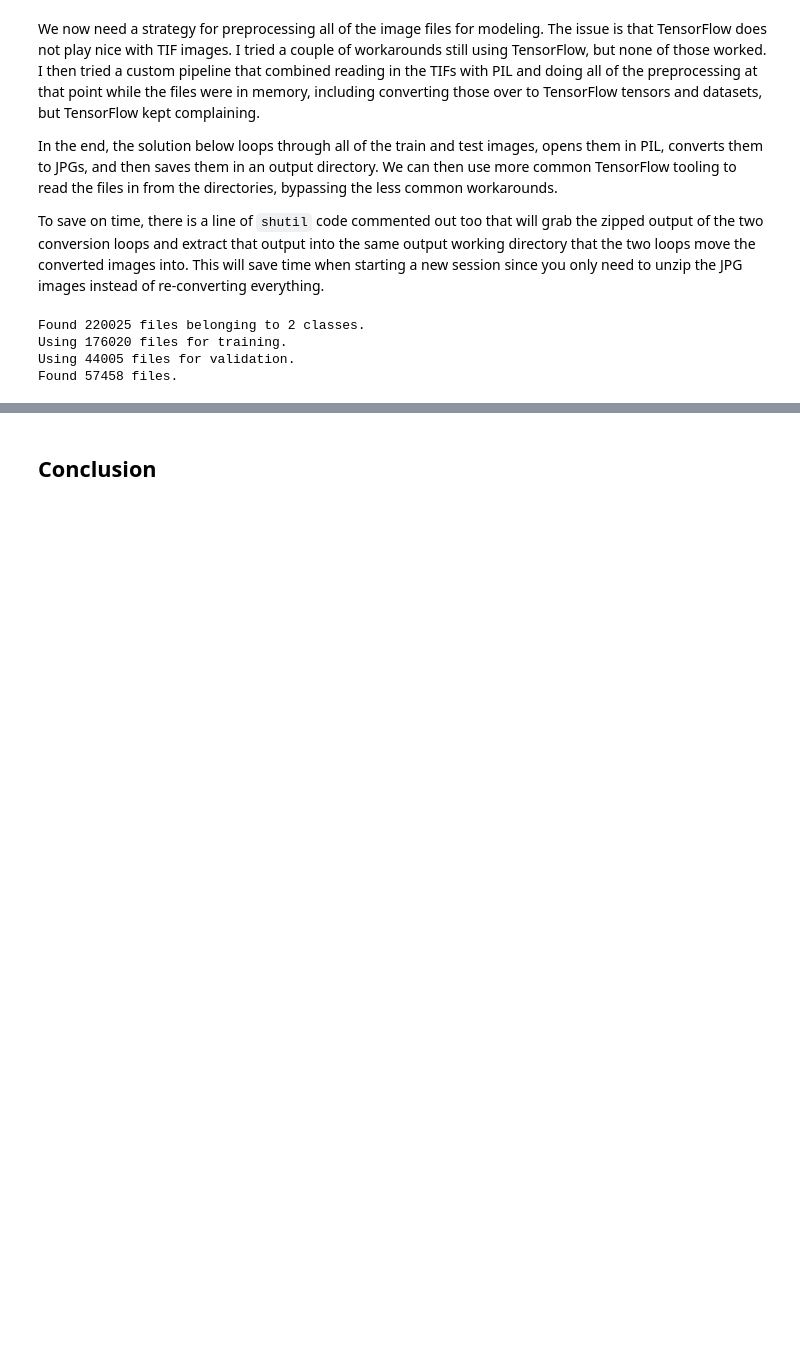
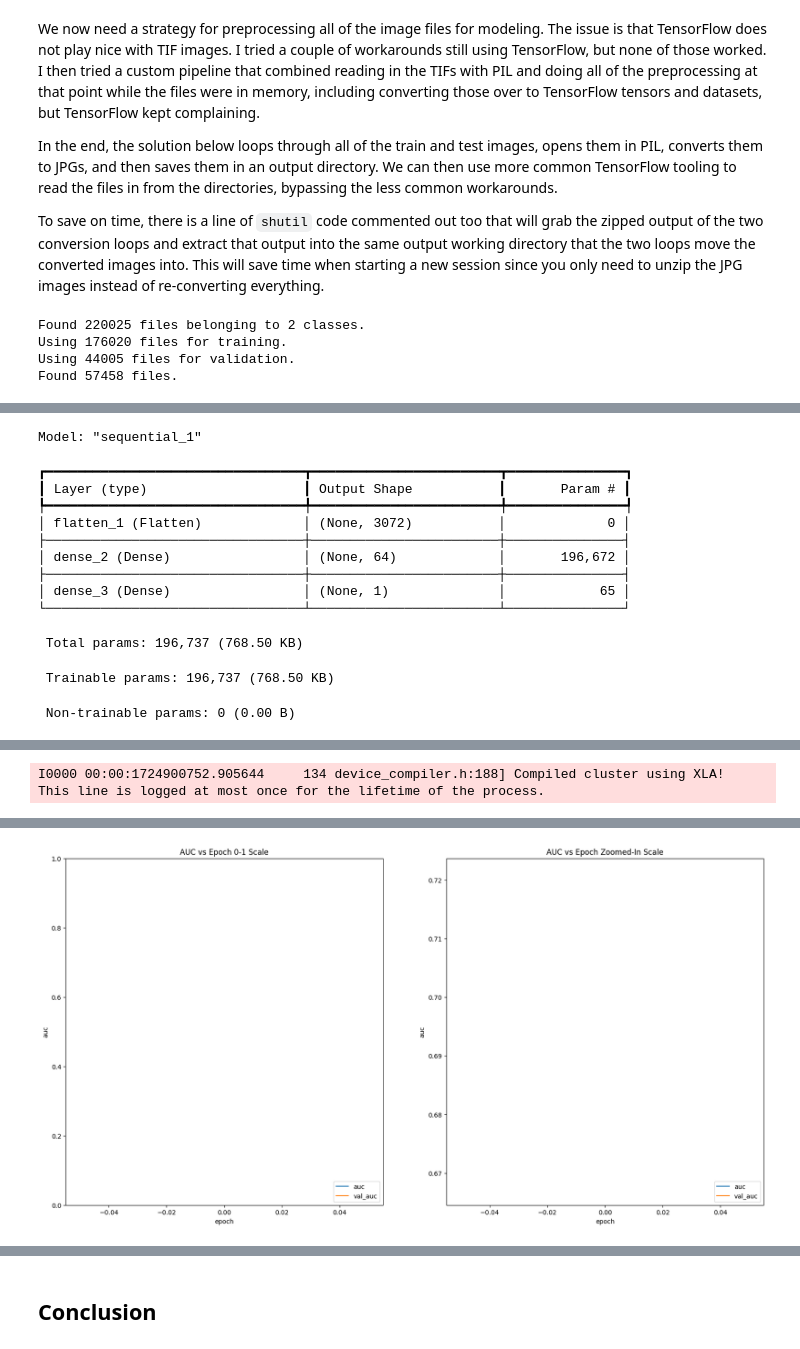
Before and after one commit to jhleakakos/cnn-cancer-detection, a Jupyter notebook: so_convolved.ipynb, the cells around one changed output, grey strips where cells are left out. Drawn from its saved outputs; the diff is of its cells as text; code cells hidden in the pictures; blank space fills up the shorter version.

Commit message:
finish more rounds of model hyperparameter testing

```diff
--- a/so_convolved.ipynb
+++ b/so_convolved.ipynb
@@ -712,0 +437,33 @@ Next, will will try more targeted hyperparameter tuning. One reminder here is th
+# %%
+epochs = 20
+optimizer = 'adam'
+loss = 'binary_crossentropy'
+metric = 'auc'
+
+# The epochs param lets us train with a consistent and higher number
+# of epochs but then pass in specific numbers for each model based
+# on what we find during hyperparameter tuning
+def gimme_models(name, model, epochs=epochs):
+    model.summary()
+
+    model.compile(
+        optimizer=optimizer
+        , loss=loss
+        , metrics=[metric]
+    )
+
+    hist = model.fit(
+        ds_train
+        , epochs=epochs
+        , validation_data=ds_val
+    )
+
+    gimme_plots(hist)
+
+    preds = model.predict(
+        ds_test
+        , verbose=2
+    )
+
+    # Gives AUC of private 0.7469 and public 0.7918
+    gimme_preds(preds, name)
@@ -712,0 +476,25 @@ Next, will will try more targeted hyperparameter tuning. One reminder here is th
+# %%
+gimme_models(
+    'model_01'
+    , models.Sequential([
+        Input((32, 32, 3))
+        , layers.Flatten()
+        , layers.Dense(64, activation='relu')
+        , layers.Dense(1, activation='sigmoid')
+    ])
+    , 1
+)
+# %% [output]
+Model: "sequential_1"
+┏━━━━━━━━━━━━━━━━━━━━━━━━━━━━━━━━━┳━━━━━━━━━━━━━━━━━━━━━━━━┳━━━━━━━━━━━━━━━┓
+┃ Layer (type)                    ┃ Output Shape           ┃       Param # ┃
+┡━━━━━━━━━━━━━━━━━━━━━━━━━━━━━━━━━╇━━━━━━━━━━━━━━━━━━━━━━━━╇━━━━━━━━━━━━━━━┩
+│ flatten_1 (Flatten)             │ (None, 3072)           │             0 │
+├─────────────────────────────────┼────────────────────────┼───────────────┤
+│ dense_2 (Dense)                 │ (None, 64)             │       196,672 │
+├─────────────────────────────────┼────────────────────────┼───────────────┤
+│ dense_3 (Dense)                 │ (None, 1)              │            65 │
+└─────────────────────────────────┴────────────────────────┴───────────────┘
+ Total params: 196,737 (768.50 KB)
+ Trainable params: 196,737 (768.50 KB)
+ Non-trainable params: 0 (0.00 B)
@@ -712,0 +506 @@ Next, will will try more targeted hyperparameter tuning. One reminder here is th
+I0000 00:00:1724900752.905644     134 device_compiler.h:188] Compiled cluster using XLA!  This line is logged at most once for the lifetime of the process.
@@ -712,0 +509 @@ Next, will will try more targeted hyperparameter tuning. One reminder here is th
+[figure, added]
```
Also changed, not shown: parts of 37 cells of this notebook.
